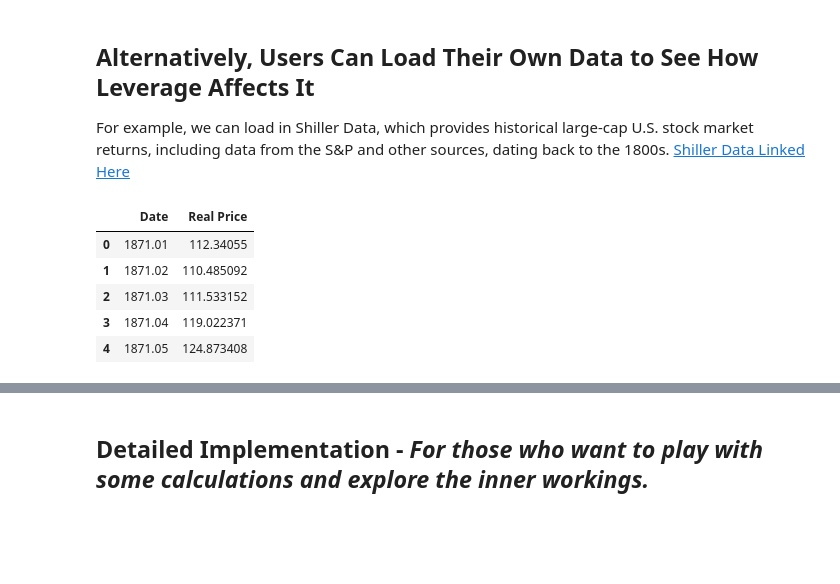
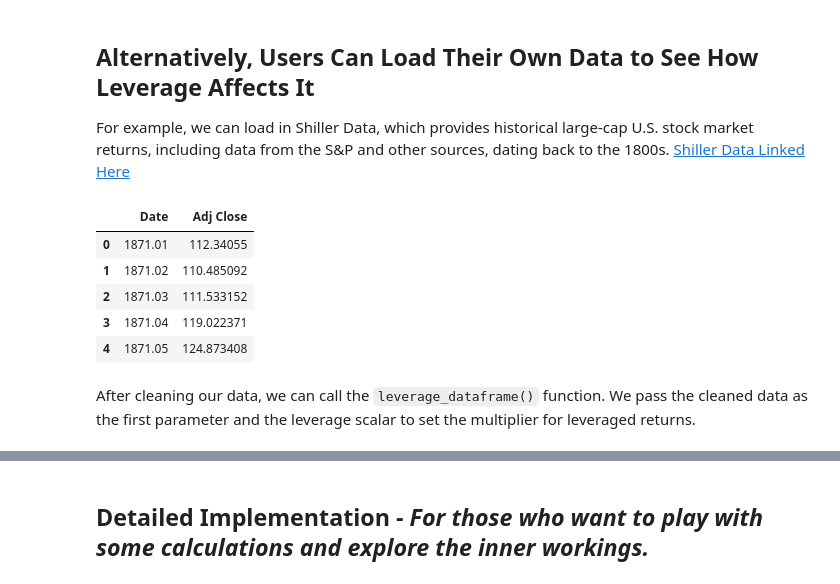
Before and after one commit to SterlingHayden/ATH-Investing-w-Leveraged-ETFs, a Jupyter notebook: Demo-Single-Stock.ipynb, the cells around one changed output, grey strips where cells are left out. Cells and saved outputs as stored; diff of their text form; code cells hidden in the pictures; blank space fills up the shorter version.

```diff
--- a/Demo-Single-Stock.ipynb
+++ b/Demo-Single-Stock.ipynb
@@ -56,16 +76,18 @@ plot_returns(data, windows=[0, 5, 15, 30, 50, 75], price_column='Simulated Lever
 ## Alternatively, Users Can Load Their Own Data to See How Leverage Affects It
 For example, we can load in Shiller Data, which provides historical large-cap U.S. stock market returns, including data from the S&P and other sources, dating back to the 1800s. [Shiller Data Linked Here](http://www.econ.yale.edu/~shiller/data.htm)
 # %%
-# Since we are manually loading in the data we will have to clean it up a little
+# Since we are manually loading in the data we will have to clean it up a little.
 data = pd.read_excel('ie_data.xls', sheet_name='Data')
 data = data.iloc[7:,[0,7]]
-data.columns = ['Date', 'Real Price']
-data = data.reset_index(drop=True)
+data.columns = ['Date', 'Adj Close'] # price column MUST BE NAMED 'Adj Close'. A date column is not required.
+data = data.reset_index(drop=True) # leverage_dataframe() calculates values based on indices, so ensure that indices properly range from 0 to n.
 data.head()
 # %% [output]
-|  | Date | Real Price |
+|  | Date | Adj Close |
 | 0 | 1871.01 | 112.34055 |
 | 1 | 1871.02 | 110.485092 |
 | 2 | 1871.03 | 111.533152 |
 | 3 | 1871.04 | 119.022371 |
 | 4 | 1871.05 | 124.873408 |
+# %% [markdown]
+After cleaning our data, we can call the `leverage_dataframe()` function. We pass the cleaned data as the first parameter and the leverage scalar to set the multiplier for leveraged returns.
```
Also changed, not shown: parts of 18 cells of this notebook.
